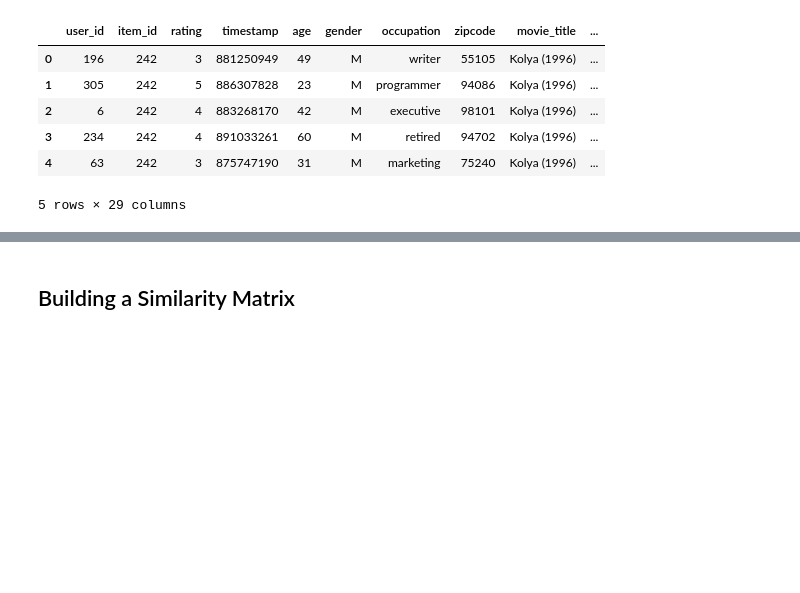
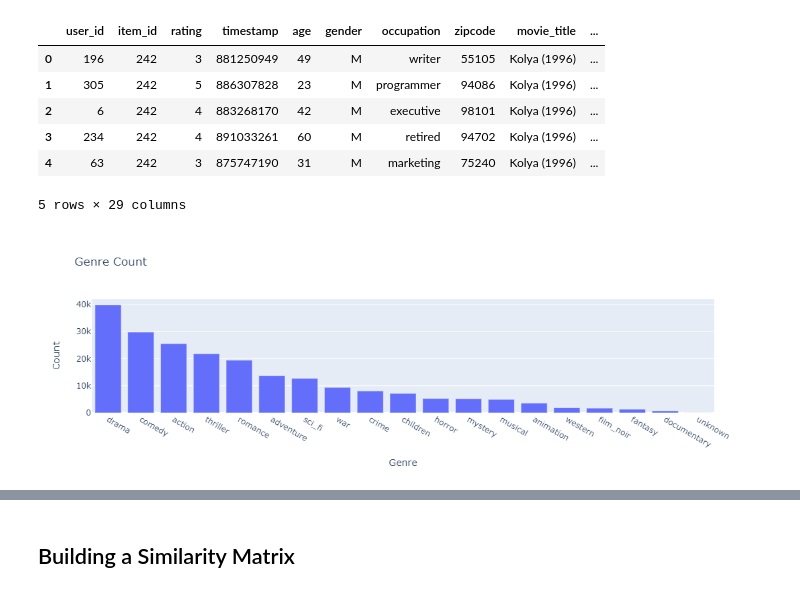
Before and after one commit to anandaheino/Recommendation_Systems, a Jupyter notebook: Matrix_factorization/Recomm_System_MovieLens.ipynb, the cells around one changed output, grey strips where cells are left out. Saved outputs shown, nothing was run; the diff lists cells and outputs as text; code cells hidden in the pictures; blank space fills up the shorter version.

Commit message:
EDA of items features.

```diff
--- a/Matrix_factorization/Recomm_System_MovieLens.ipynb
+++ b/Matrix_factorization/Recomm_System_MovieLens.ipynb
@@ -226,3 +207,15 @@ df_data.head()
 | 3 | 234 | 242 | 4 | 891033261 | 60 | M | retired | 94702 | Kolya (1996) | ... |
 | 4 | 63 | 242 | 3 | 875747190 | 31 | M | marketing | 75240 | Kolya (1996) | ... |
 5 rows × 29 columns
+# %%
+df_data['release_date'] = pd.to_datetime(df_data['release_date'])
+# %%
+df_genre = pd.DataFrame(df_data.drop(['user_id','item_id','rating','timestamp',
+                                      'age','gender','occupation','zipcode',
+                                      'movie_title', 'release_date'], axis=1).sum())
+df_genre = df_genre.reset_index()
+df_genre = df_genre.sort_values(0, ascending=False)
+fig = px.bar(df_genre, x='index', y=0, title='Genre Count', labels={'0':'Count', 'index':'Genre'})
+fig.show()
+# %% [output]
+[figure, added]
```
Also changed, not shown: parts of 12 cells of this notebook.
